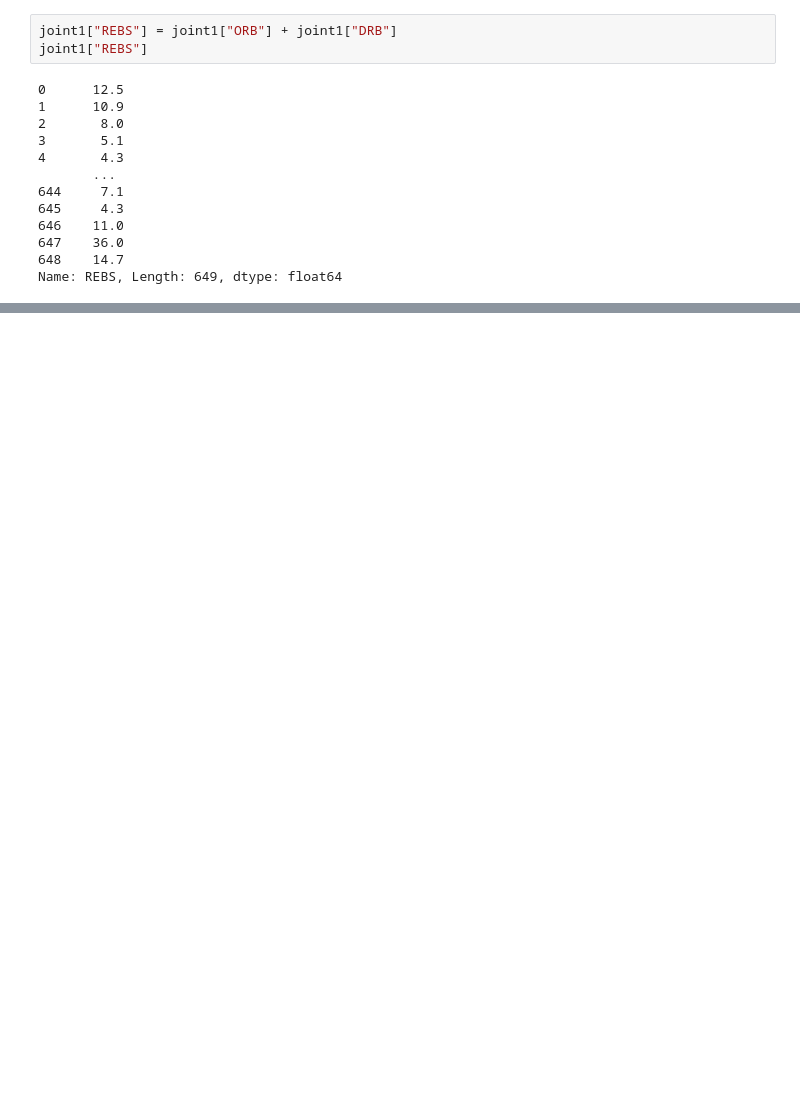
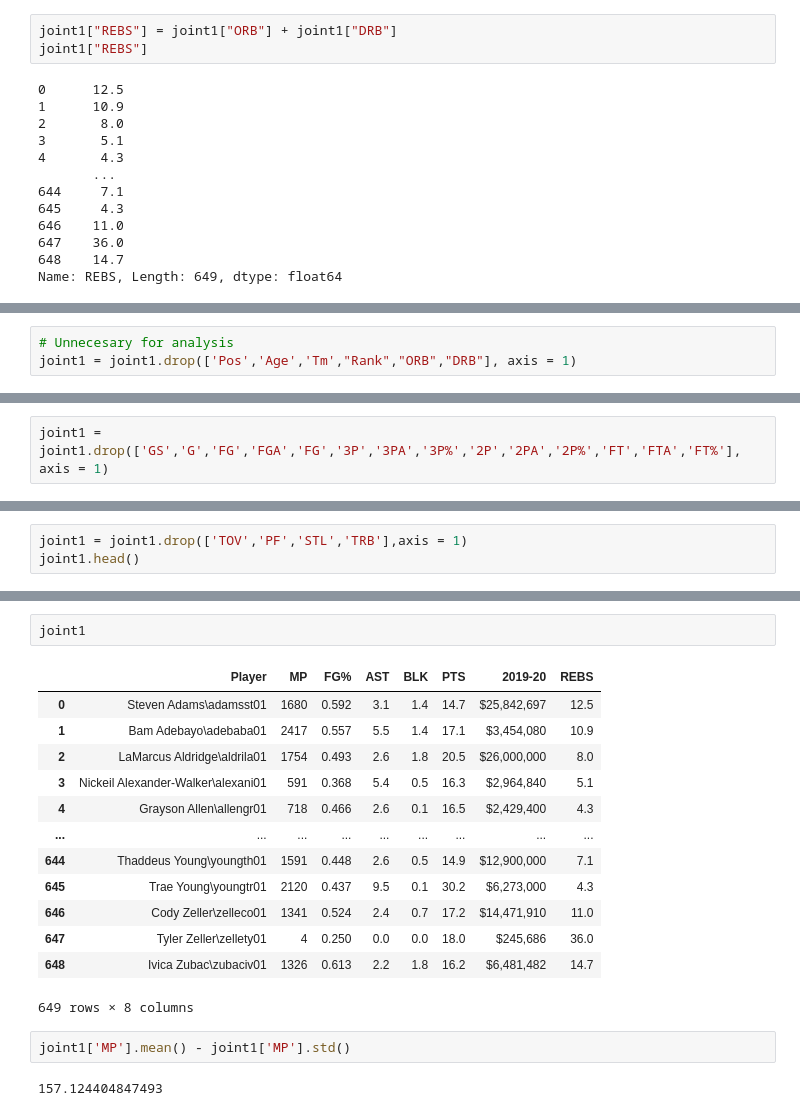
Before and after one commit to Mick-scanlon/NBADataAnalysis, a Jupyter notebook: ProjectCode.ipynb, the cells around one changed output, grey strips where cells are left out. Drawn from its saved outputs; the diff is of its cells as text; blank space fills up the shorter version.

```diff
--- a/ProjectCode.ipynb
+++ b/ProjectCode.ipynb
@@ -97,0 +83,3 @@ joint1.drop(['Pos','Age','Tm_x','Tm_y'], axis = 1)
+# %%
+# Unnecesary for analysis
+joint1 = joint1.drop(['Pos','Age','Tm',"Rank","ORB","DRB"], axis = 1)
@@ -97,0 +96,2 @@ joint1.drop(['Pos','Age','Tm_x','Tm_y'], axis = 1)
+# %%
+joint1 = joint1.drop(['GS','G','FG','FGA','FG','3P','3PA','3P%','2P','2PA','2P%','FT','FTA','FT%'], axis = 1)
@@ -97,0 +107,3 @@ joint1.drop(['Pos','Age','Tm_x','Tm_y'], axis = 1)
+# %%
+joint1 = joint1.drop(['TOV','PF','STL','TRB'],axis = 1)
+joint1.head()
@@ -97,0 +117,20 @@ joint1.drop(['Pos','Age','Tm_x','Tm_y'], axis = 1)
+# %%
+joint1
+# %% [output]
+|  | Player | MP | FG% | AST | BLK | PTS | 2019-20 | REBS |
+| 0 | Steven Adams\adamsst01 | 1680 | 0.592 | 3.1 | 1.4 | 14.7 | $25,842,697 | 12.5 |
+| 1 | Bam Adebayo\adebaba01 | 2417 | 0.557 | 5.5 | 1.4 | 17.1 | $3,454,080 | 10.9 |
+| 2 | LaMarcus Aldridge\aldrila01 | 1754 | 0.493 | 2.6 | 1.8 | 20.5 | $26,000,000 | 8.0 |
+| 3 | Nickeil Alexander-Walker\alexani01 | 591 | 0.368 | 5.4 | 0.5 | 16.3 | $2,964,840 | 5.1 |
+| 4 | Grayson Allen\allengr01 | 718 | 0.466 | 2.6 | 0.1 | 16.5 | $2,429,400 | 4.3 |
+| ... | ... | ... | ... | ... | ... | ... | ... | ... |
+| 644 | Thaddeus Young\youngth01 | 1591 | 0.448 | 2.6 | 0.5 | 14.9 | $12,900,000 | 7.1 |
+| 645 | Trae Young\youngtr01 | 2120 | 0.437 | 9.5 | 0.1 | 30.2 | $6,273,000 | 4.3 |
+| 646 | Cody Zeller\zelleco01 | 1341 | 0.524 | 2.4 | 0.7 | 17.2 | $14,471,910 | 11.0 |
+| 647 | Tyler Zeller\zellety01 | 4 | 0.250 | 0.0 | 0.0 | 18.0 | $245,686 | 36.0 |
+| 648 | Ivica Zubac\zubaciv01 | 1326 | 0.613 | 2.2 | 1.8 | 16.2 | $6,481,482 | 14.7 |
+649 rows × 8 columns
+# %%
+joint1['MP'].mean() - joint1['MP'].std()
+# %% [output]
+157.124404847493
```
Also changed, not shown: parts of 8 cells of this notebook.
